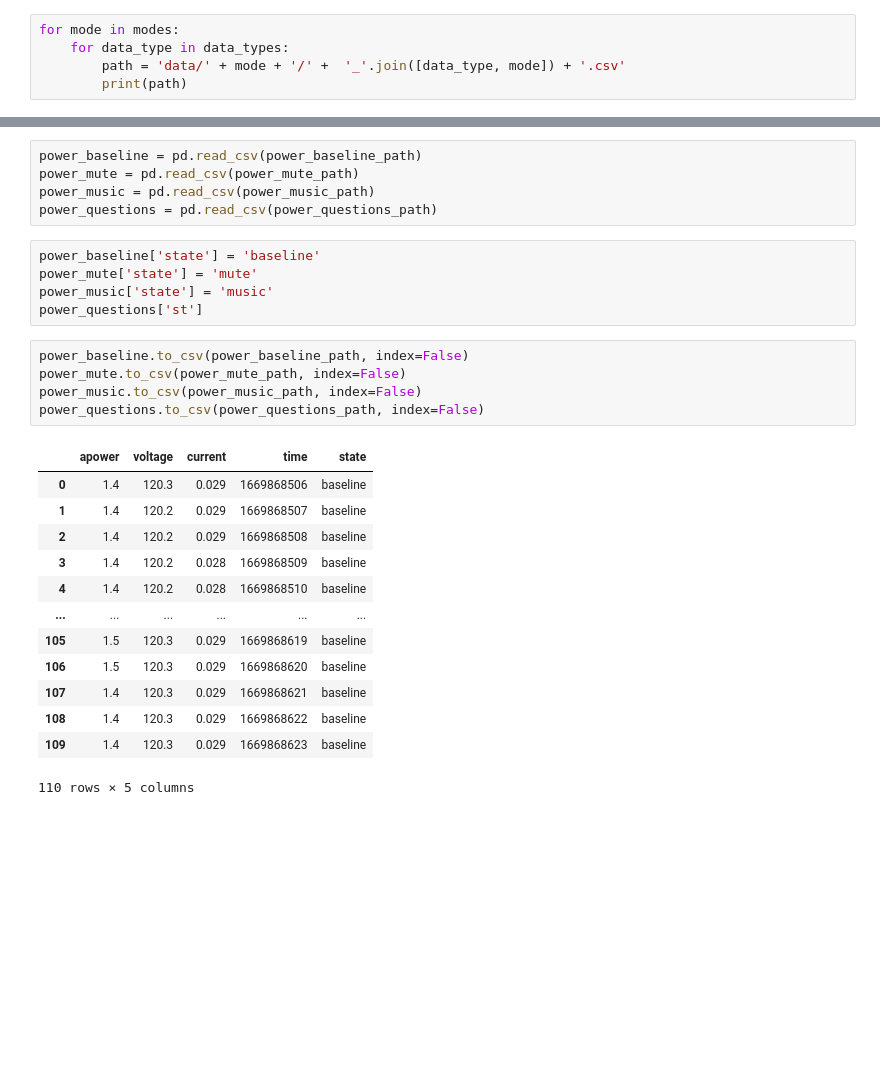
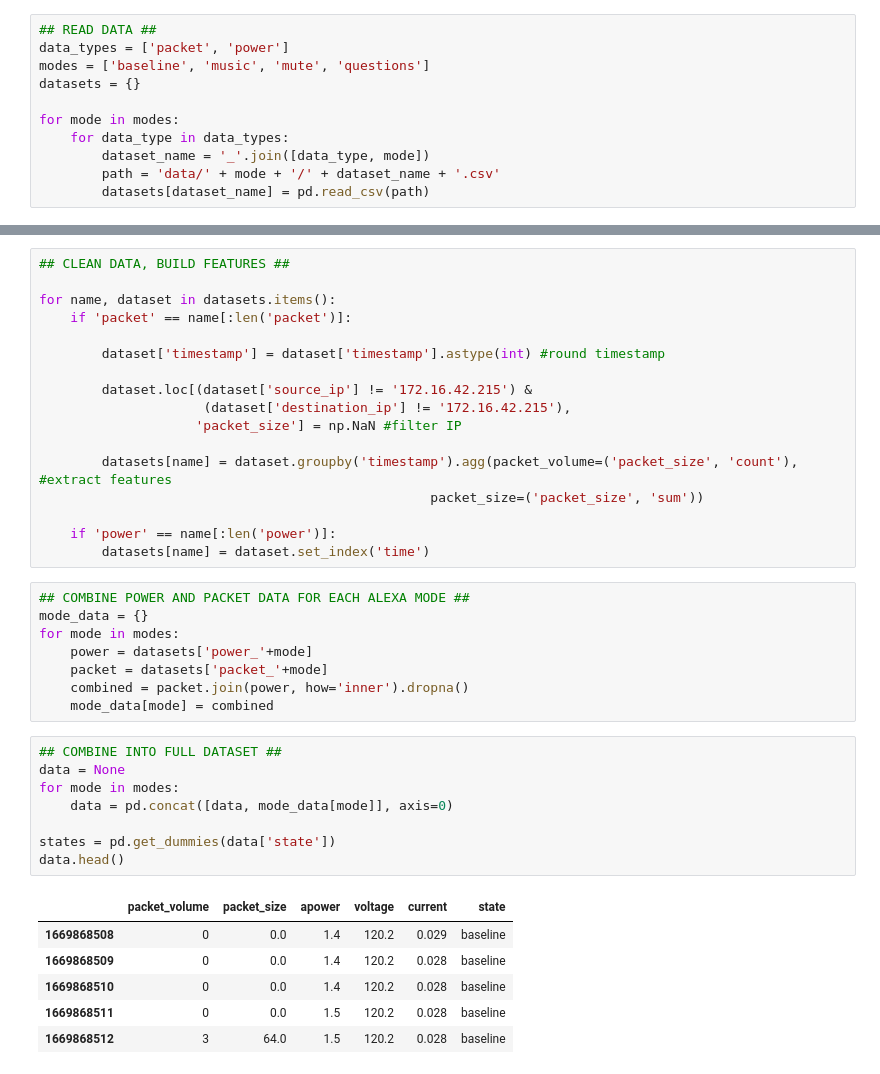
Before and after one commit to DylanTao/DSC190_IoT_Blackbox, a Jupyter notebook: DSC190 IoT.ipynb, the cells around one changed output, grey strips where cells are left out. Saved outputs shown, nothing was run; the diff lists cells and outputs as text; blank space fills up the shorter version.

```diff
--- a/DSC190 IoT.ipynb
+++ b/DSC190 IoT.ipynb
@@ -8,5 +22,11 @@ modes = ['baseline', 'music', 'mute', 'questions']
 # %%
+## READ DATA ##
+data_types = ['packet', 'power']
+modes = ['baseline', 'music', 'mute', 'questions']
+datasets = {}
+
 for mode in modes:
     for data_type in data_types:
-        path = 'data/' + mode + '/' +  '_'.join([data_type, mode]) + '.csv'
-        print(path)
+        dataset_name = '_'.join([data_type, mode])
+        path = 'data/' + mode + '/' + dataset_name + '.csv'
+        datasets[dataset_name] = pd.read_csv(path)
@@ -27,29 +33,40 @@ power_questions_path = 'data/questions/power_questions.csv'
-# %%
-power_baseline = pd.read_csv(power_baseline_path)
-power_mute = pd.read_csv(power_mute_path)
-power_music = pd.read_csv(power_music_path)
-power_questions = pd.read_csv(power_questions_path)
-# %%
-power_baseline['state'] = 'baseline'
-power_mute['state'] = 'mute'
-power_music['state'] = 'music'
-power_questions['st']
-# %%
-power_baseline.to_csv(power_baseline_path, index=False)
-power_mute.to_csv(power_mute_path, index=False)
-power_music.to_csv(power_music_path, index=False)
-power_questions.to_csv(power_questions_path, index=False)
-# %% [output]
-|  | apower | voltage | current | time | state |
-| 0 | 1.4 | 120.3 | 0.029 | 1669868506 | baseline |
-| 1 | 1.4 | 120.2 | 0.029 | 1669868507 | baseline |
-| 2 | 1.4 | 120.2 | 0.029 | 1669868508 | baseline |
-| 3 | 1.4 | 120.2 | 0.028 | 1669868509 | baseline |
-| 4 | 1.4 | 120.2 | 0.028 | 1669868510 | baseline |
-| ... | ... | ... | ... | ... | ... |
-| 105 | 1.5 | 120.3 | 0.029 | 1669868619 | baseline |
-| 106 | 1.5 | 120.3 | 0.029 | 1669868620 | baseline |
-| 107 | 1.4 | 120.3 | 0.029 | 1669868621 | baseline |
-| 108 | 1.4 | 120.3 | 0.029 | 1669868622 | baseline |
-| 109 | 1.4 | 120.3 | 0.029 | 1669868623 | baseline |
-110 rows × 5 columns
+# %%
+## CLEAN DATA, BUILD FEATURES ##
+
+for name, dataset in datasets.items():
+    if 'packet' == name[:len('packet')]:
+
+        dataset['timestamp'] = dataset['timestamp'].astype(int) #round timestamp
+
+        dataset.loc[(dataset['source_ip'] != '172.16.42.215') &
+                     (dataset['destination_ip'] != '172.16.42.215'),
+                    'packet_size'] = np.NaN #filter IP
+
+        datasets[name] = dataset.groupby('timestamp').agg(packet_volume=('packet_size', 'count'), #extract features
+                                                  packet_size=('packet_size', 'sum'))
+
+    if 'power' == name[:len('power')]:
+        datasets[name] = dataset.set_index('time')
+# %%
+## COMBINE POWER AND PACKET DATA FOR EACH ALEXA MODE ##
+mode_data = {}
+for mode in modes:
+    power = datasets['power_'+mode]
+    packet = datasets['packet_'+mode]
+    combined = packet.join(power, how='inner').dropna()
+    mode_data[mode] = combined
+# %%
+## COMBINE INTO FULL DATASET ##
+data = None
+for mode in modes:
+    data = pd.concat([data, mode_data[mode]], axis=0)
+
+states = pd.get_dummies(data['state'])
+data.head()
+# %% [output]
+|  | packet_volume | packet_size | apower | voltage | current | state |
+| 1669868508 | 0 | 0.0 | 1.4 | 120.2 | 0.029 | baseline |
+| 1669868509 | 0 | 0.0 | 1.4 | 120.2 | 0.028 | baseline |
+| 1669868510 | 0 | 0.0 | 1.4 | 120.2 | 0.028 | baseline |
+| 1669868511 | 0 | 0.0 | 1.5 | 120.2 | 0.028 | baseline |
+| 1669868512 | 3 | 64.0 | 1.5 | 120.2 | 0.028 | baseline |
```
Also changed, not shown: parts of 15 cells of this notebook, 2 other files.
